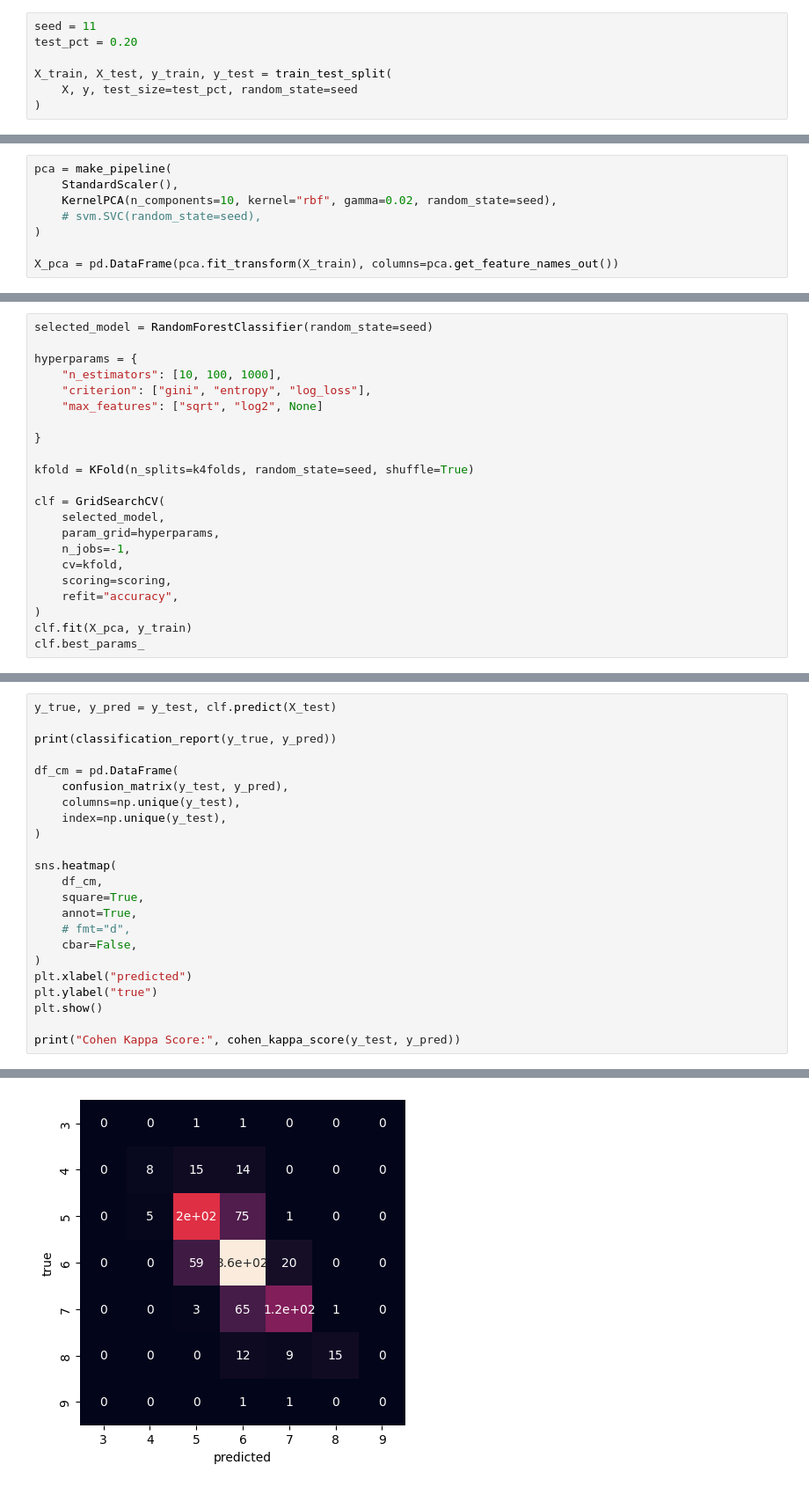
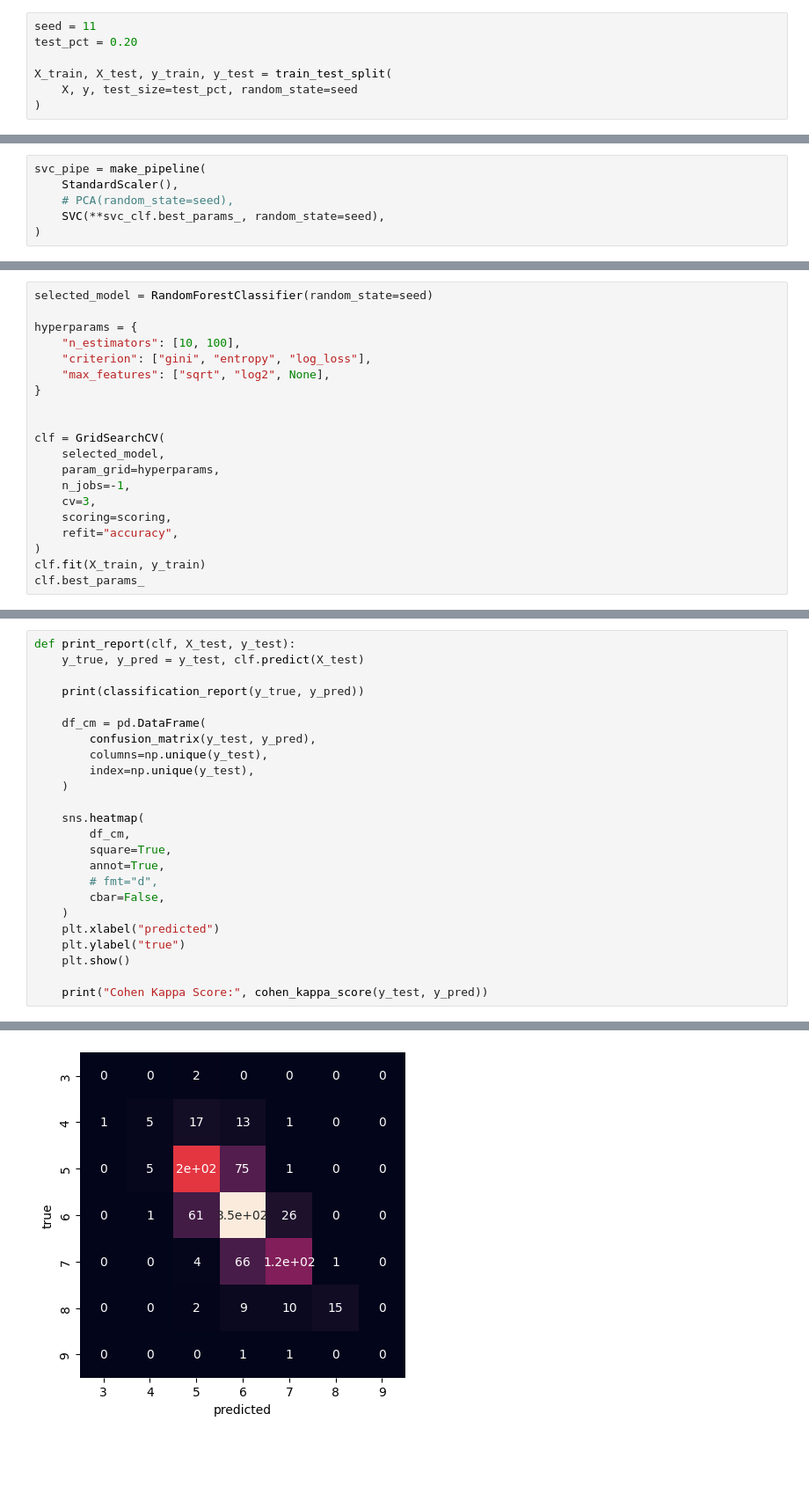
Before and after one commit to apwood-physics/HPEDSI-Courses, a Jupyter notebook: 311_intro_to_ML/HW2/311_wood_anthony_2.ipynb, the cells around one changed output, grey strips where cells are left out. Shown at 88% size. Drawn from its saved outputs; the diff is of its cells as text; blank space fills up the shorter version.

```diff
--- a/311_intro_to_ML/HW2/311_wood_anthony_2.ipynb
+++ b/311_intro_to_ML/HW2/311_wood_anthony_2.ipynb
@@ -73,8 +157,6 @@ X_train, X_test, y_train, y_test = train_test_split(
 # %%
-pca = make_pipeline(
+svc_pipe = make_pipeline(
     StandardScaler(),
-    KernelPCA(n_components=10, kernel="rbf", gamma=0.02, random_state=seed),
-    # svm.SVC(random_state=seed),
+    # PCA(random_state=seed),
+    SVC(**svc_clf.best_params_, random_state=seed),
 )
-
-X_pca = pd.DataFrame(pca.fit_transform(X_train), columns=pca.get_feature_names_out())
@@ -149,22 +312,20 @@ print(clf.cv_results_["mean_fit_time"])
 selected_model = RandomForestClassifier(random_state=seed)
 
 hyperparams = {
-    "n_estimators": [10, 100, 1000],
+    "n_estimators": [10, 100],
     "criterion": ["gini", "entropy", "log_loss"],
-    "max_features": ["sqrt", "log2", None]
-
+    "max_features": ["sqrt", "log2", None],
 }
 
-kfold = KFold(n_splits=k4folds, random_state=seed, shuffle=True)
 
 clf = GridSearchCV(
     selected_model,
     param_grid=hyperparams,
     n_jobs=-1,
-    cv=kfold,
+    cv=3,
     scoring=scoring,
     refit="accuracy",
 )
-clf.fit(X_pca, y_train)
+clf.fit(X_train, y_train)
 clf.best_params_
 # %% [output]
@@ -197,26 +358,27 @@ print(clf.cv_results_["mean_fit_time"])
 # %%
-y_true, y_pred = y_test, clf.predict(X_test)
+def print_report(clf, X_test, y_test):
+    y_true, y_pred = y_test, clf.predict(X_test)
 
-print(classification_report(y_true, y_pred))
+    print(classification_report(y_true, y_pred))
 
-df_cm = pd.DataFrame(
-    confusion_matrix(y_test, y_pred),
-    columns=np.unique(y_test),
-    index=np.unique(y_test),
-)
+    df_cm = pd.DataFrame(
+        confusion_matrix(y_test, y_pred),
+        columns=np.unique(y_test),
+        index=np.unique(y_test),
+    )
 
-sns.heatmap(
-    df_cm,
-    square=True,
-    annot=True,
-    # fmt="d",
-    cbar=False,
-)
-plt.xlabel("predicted")
-plt.ylabel("true")
-plt.show()
+    sns.heatmap(
+        df_cm,
+        square=True,
+        annot=True,
+        # fmt="d",
+        cbar=False,
+    )
+    plt.xlabel("predicted")
+    plt.ylabel("true")
+    plt.show()
 
-print("Cohen Kappa Score:", cohen_kappa_score(y_test, y_pred))
+    print("Cohen Kappa Score:", cohen_kappa_score(y_test, y_pred))
 # %% [output]
               precision    recall  f1-score   support
 
@@ -234 +396 @@ weighted avg       0.72      0.71      0.70       980
-[figure, old version]
+[figure, new version]
```
Also changed, not shown: parts of 16 cells of this notebook, 1 other file.
